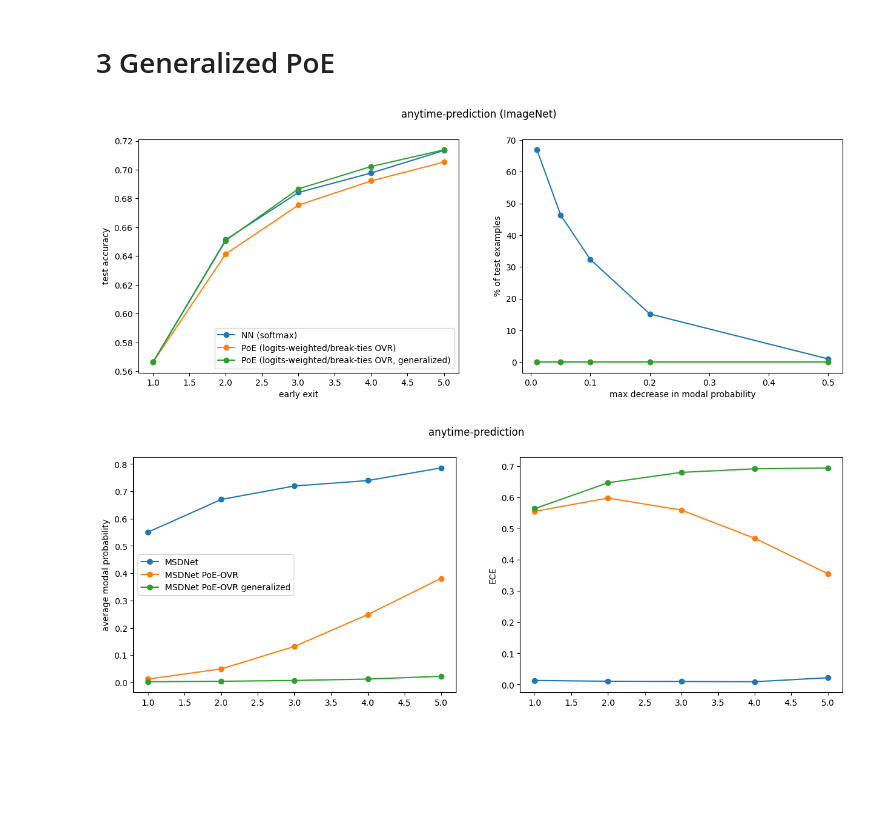
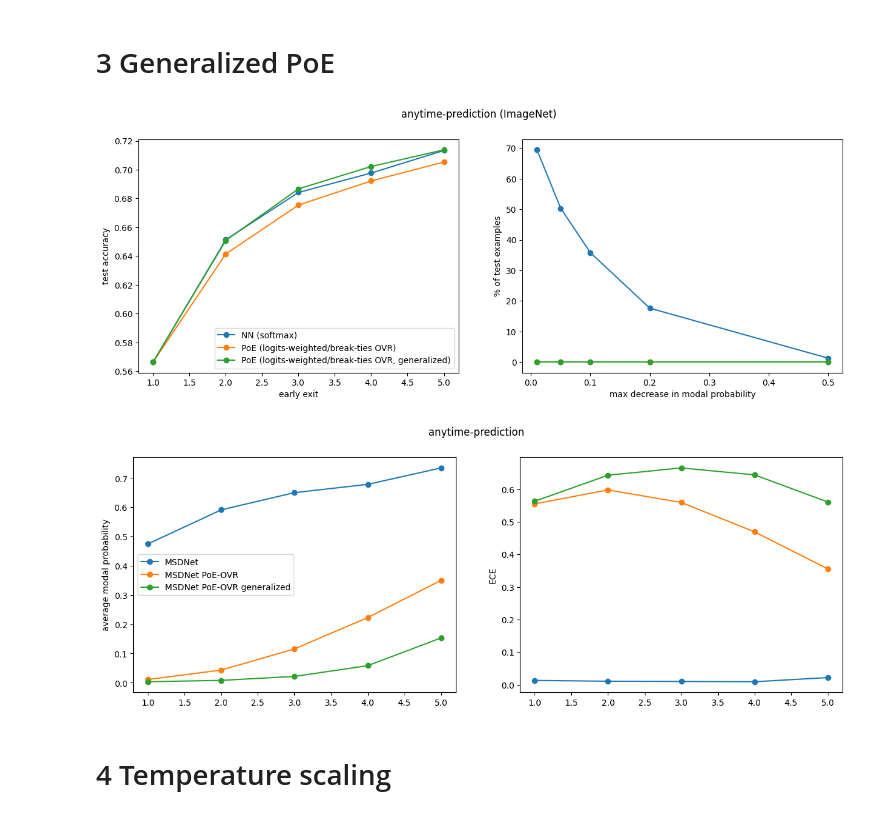
Before and after one commit to metodj/MSDNet-PyTorch, a Jupyter notebook: image_net.ipynb, the cells around one changed output. Cells and saved outputs as stored; diff of their text form; code cells hidden in the pictures; blank space fills up the shorter version.

Commit message:
temperature scaling

```diff
--- a/image_net.ipynb
+++ b/image_net.ipynb
@@ -188,7 +188,7 @@ for _preds, _probs, label in [
                             # (preds_ovr_break_ties, probs_ovr_break_ties, 'NN (OVR, break-ties)'),
                             # (preds_poe_ovr_fallback_ood, probs_poe_ovr_fallback_ood, 'PoE (OVR, fall-back)')
                             ]:
-    modal_probs = modal_probs_decreasing(_preds, _probs, L)
+    modal_probs = modal_probs_decreasing(_preds, _probs, L, N=N)
     ax[1].plot(modal_probs.keys(), modal_probs.values(), marker='o', label=label)
 ax[1].legend()
 # ax[1].set_title('anytime-prediction')
@@ -278,7 +278,8 @@ plt.show()
 # 3 Generalized PoE
 # %%
 # probs_poe_ovr_break_ties_generalized = torch.tensor(f_probs_ovr_poe_logits_weighted_generalized(logits, weights=np.array([1. ,2., 3., 4., 5.])))
-probs_poe_ovr_break_ties_generalized = torch.tensor(f_probs_ovr_poe_logits_weighted_generalized(logits, weights=np.array([1. ,2., 3., 4., 5.]) / (5. * 6. / 2.)))
+T = 1.
+probs_poe_ovr_break_ties_generalized = torch.tensor(f_probs_ovr_poe_logits_weighted_generalized(logits, weights=(np.array([1. ,2., 3., 4., 5.]) / 5.)) * T)
 preds_poe_ovr_break_ties_generalized = {i: torch.argmax(probs_poe_ovr_break_ties_generalized, dim=2)[i, :] for i in range(L)}
 acc_poe_ovr_break_ties_generalized = [(targets == preds_poe_ovr_break_ties_generalized[i]).sum() / len(targets) for i in range(L)]
 # %%
@@ -296,7 +297,7 @@ for _preds, _probs, label in [
                             (preds_poe_ovr_break_ties, probs_poe_ovr_break_ties, 'PoE (logits-weighted/break-ties OVR)'),
                             (preds_poe_ovr_break_ties_generalized, probs_poe_ovr_break_ties_generalized, 'PoE (logits-weighted/break-ties OVR, generalized)'),
                             ]:
-    modal_probs = modal_probs_decreasing(_preds, _probs, L)
+    modal_probs = modal_probs_decreasing(_preds, _probs, L, N=N)
     ax[1].plot(modal_probs.keys(), modal_probs.values(), marker='o', label=label)
 ax[1].set_xlabel('max decrease in modal probability')
 ax[1].set_ylabel('% of test examples')
@@ -305,27 +306,29 @@ ax[1].set_ylabel('% of test examples')
 plt.suptitle(f'anytime-prediction ({ARGS.data})')
 plt.show()
 # %% [output]
-[figure, old version]
+[figure, new version]
 # %%
 fig, ax = plt.subplots(1, 2, figsize=(15, 5))
 early_exits = [i + 1 for i in range(len(acc))]
 for _preds, _probs, label in [
                             (preds, probs, 'MSDNet'),
                             (preds_poe_ovr_break_ties, probs_poe_ovr_break_ties, 'MSDNet PoE-OVR'),
                             (preds_poe_ovr_break_ties_generalized, probs_poe_ovr_break_ties_generalized, 'MSDNet PoE-OVR generalized'),
                             ]:
-    modal_probs = modal_probs_average(_preds, _probs, L)
+    modal_probs = modal_probs_average(_preds, _probs, L, N=N)
     ece = []
     for l in range(L):
         ece.append(ECE(bins=15).measure(_probs[l, :, :].numpy(), targets.numpy()))
     ax[0].plot(early_exits, modal_probs.numpy(), marker='o', label=label)
     ax[1].plot(early_exits, ece, marker='o', label=label)
 ax[0].legend()
 ax[0].set_ylabel('average modal probability')
 ax[1].set_ylabel('ECE')
 
 
 plt.suptitle('anytime-prediction')
 plt.show()
 # %% [output]
-[figure, old version]
+[figure, new version]
+# %% [markdown]
+# 4 Temperature scaling
```
Also changed, not shown: parts of 7 cells of this notebook, 1 other file.
